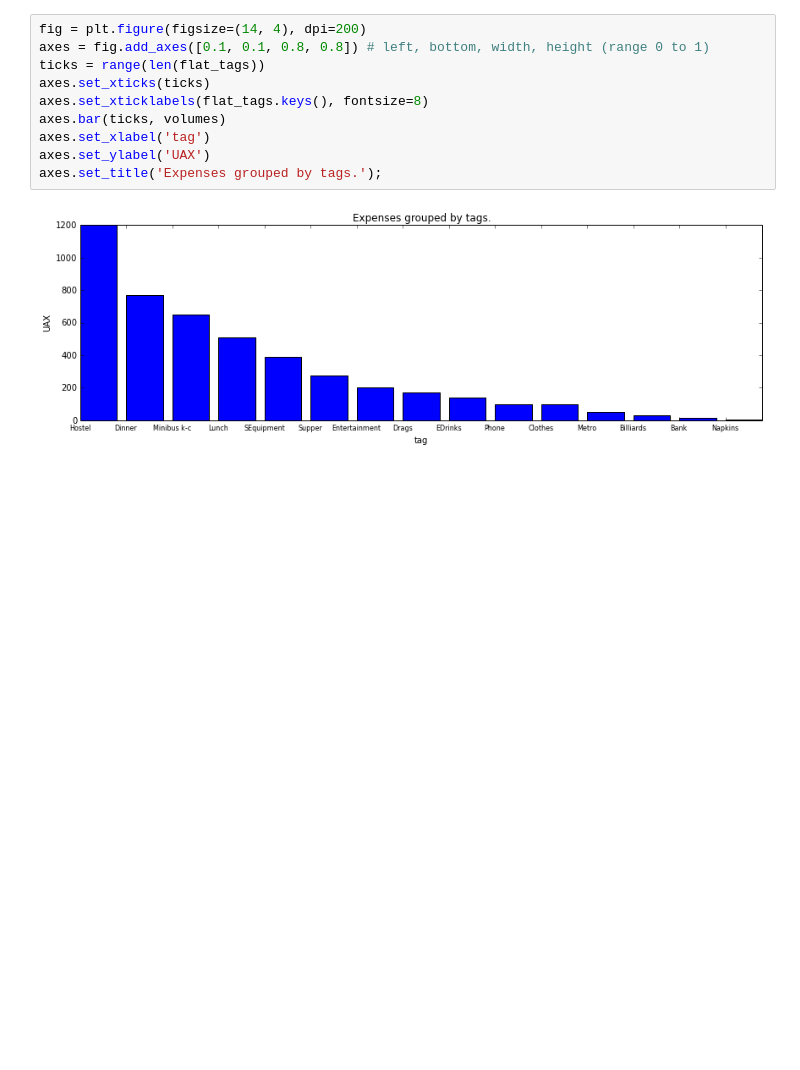
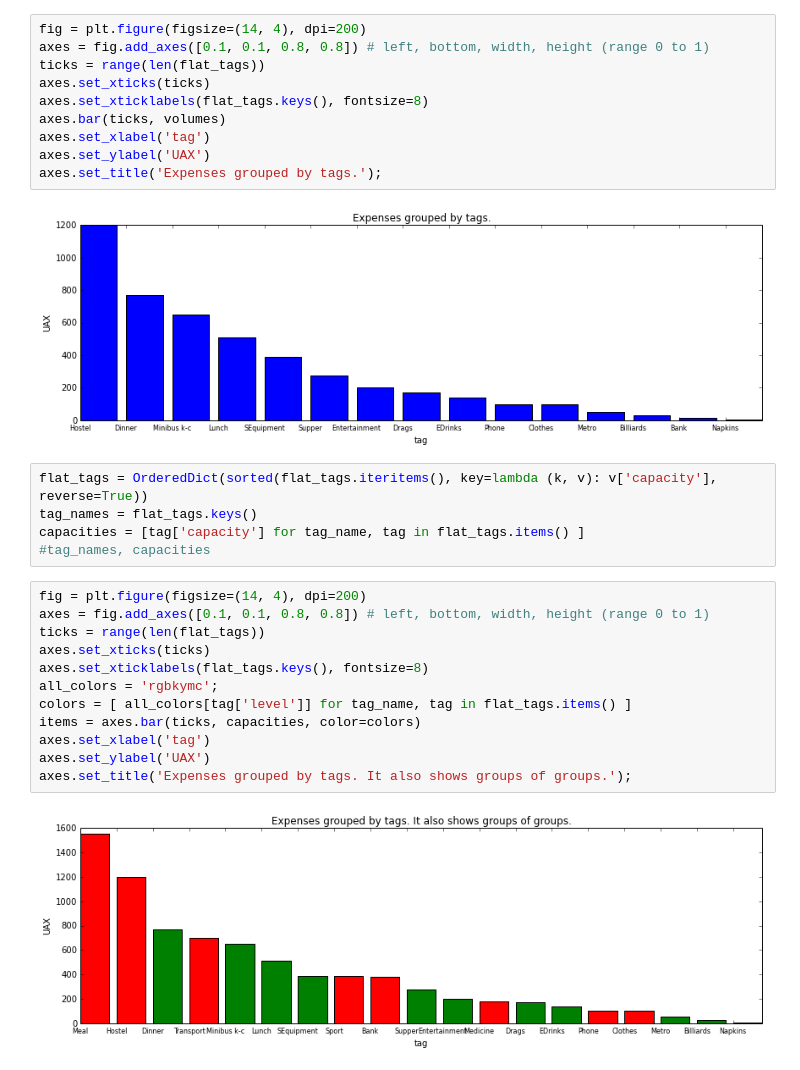
Before and after one commit to vlikin/budget, a Jupyter notebook: ext/shell/real_data_v1/Viktor - Kyiv.ipynb, the cells around one changed output. Cells and saved outputs as stored; diff of their text form; blank space fills up the shorter version.

Commit message:
The analyze by groupes and capacity features have been added.

```diff
--- a/ext/shell/real_data_v1/Viktor - Kyiv.ipynb
+++ b/ext/shell/real_data_v1/Viktor - Kyiv.ipynb
@@ -77,3 +60,22 @@ axes.set_ylabel('UAX')
 axes.set_title('Expenses grouped by tags.');
 # %% [output]
 [figure]
+# %%
+flat_tags = OrderedDict(sorted(flat_tags.iteritems(), key=lambda (k, v): v['capacity'], reverse=True))
+tag_names = flat_tags.keys()
+capacities = [tag['capacity'] for tag_name, tag in flat_tags.items() ]
+#tag_names, capacities
+# %%
+fig = plt.figure(figsize=(14, 4), dpi=200)
+axes = fig.add_axes([0.1, 0.1, 0.8, 0.8]) # left, bottom, width, height (range 0 to 1)
+ticks = range(len(flat_tags))
+axes.set_xticks(ticks)
+axes.set_xticklabels(flat_tags.keys(), fontsize=8)
+all_colors = 'rgbkymc';
+colors = [ all_colors[tag['level']] for tag_name, tag in flat_tags.items() ]
+items = axes.bar(ticks, capacities, color=colors)
+axes.set_xlabel('tag')
+axes.set_ylabel('UAX')
+axes.set_title('Expenses grouped by tags. It also shows groups of groups.');
+# %% [output]
+[figure, added]
```
Also changed, not shown: parts of 6 cells of this notebook, 2 other files.
